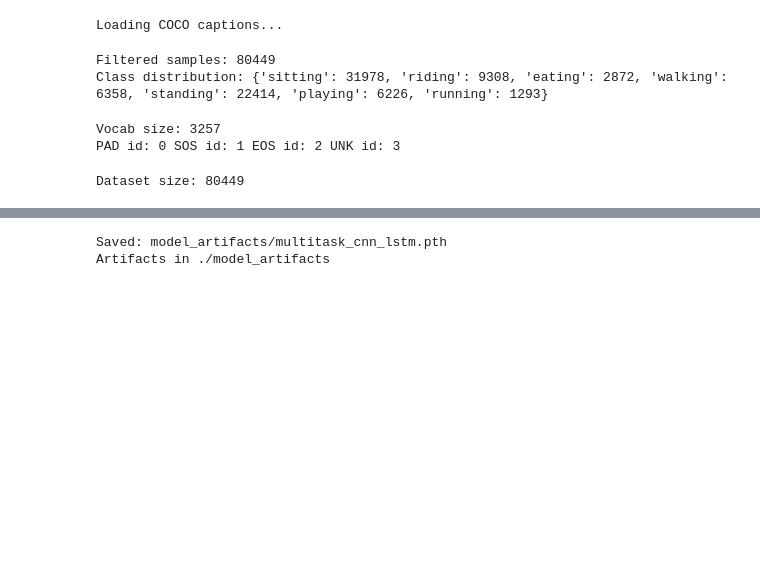
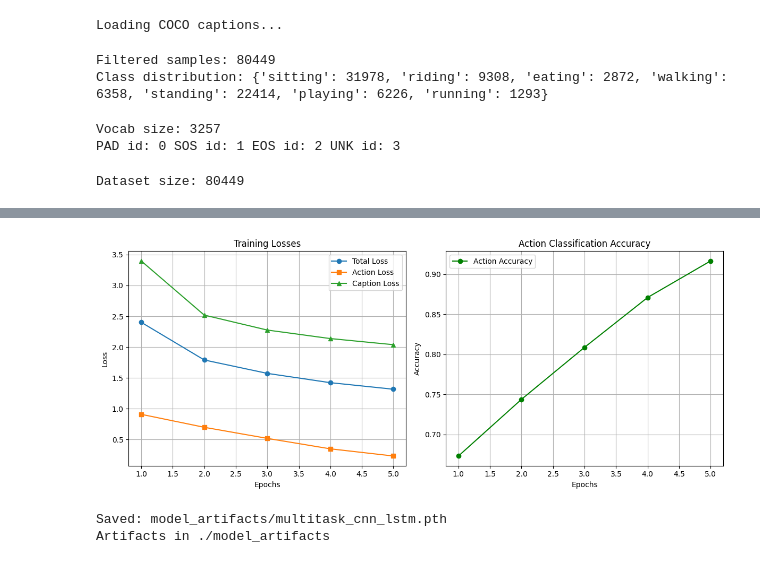
Before and after one commit to QaziTehmas/action-recognition_DL_A03, a Jupyter notebook: model training and testing/assignment3.ipynb, the cells around one changed output, grey strips where cells are left out. Saved outputs shown, nothing was run; the diff lists cells and outputs as text; code cells hidden in the pictures; blank space fills up the shorter version.

```diff
--- a/model training and testing/assignment3.ipynb
+++ b/model training and testing/assignment3.ipynb
@@ -274,6 +273,11 @@ class MultiTaskModel(nn.Module):
         return action_logits, caption_logits
 
 model = MultiTaskModel(num_actions=len(ACTION_CLASSES), vocab_size=VOCAB_SIZE, embed_dim=EMBED_DIM, hidden_dim=HIDDEN_DIM, num_layers=NUM_LSTM_LAYERS, pad_id=vocab.pad_id)
+
+if torch.cuda.device_count() > 1:
+    print(f"Using {torch.cuda.device_count()} GPUs")
+    model = nn.DataParallel(model)
+
 model = model.to(device)
 print(model.__class__.__name__, "initialized")
 # %% [output]
@@ -326,3 +367,34 @@ Epoch 5: Total 1.2918 | Action 0.1966 | Caption 2.0219
+# %%
+# Plot training metrics
+import matplotlib.pyplot as plt
+
+epochs = range(1, len(history["total_loss"]) + 1)
+plt.figure(figsize=(12, 5))
+
+# Plot Losses
+plt.subplot(1, 2, 1)
+plt.plot(epochs, history["total_loss"], label='Total Loss', marker='o')
+plt.plot(epochs, history["action_loss"], label='Action Loss', marker='s')
+plt.plot(epochs, history["caption_loss"], label='Caption Loss', marker='^')
+plt.title('Training Losses')
+plt.xlabel('Epochs')
+plt.ylabel('Loss')
+plt.legend()
+plt.grid(True)
+
+# Plot Accuracy
+plt.subplot(1, 2, 2)
+plt.plot(epochs, history["action_acc"], label='Action Accuracy', color='green', marker='o')
+plt.title('Action Classification Accuracy')
+plt.xlabel('Epochs')
+plt.ylabel('Accuracy')
+plt.legend()
+plt.grid(True)
+
+plt.tight_layout()
+plt.show()
+# %% [output]
+[figure, added]
 # %%
 # Save model weights, vocabulary, and action labels
 os.makedirs("model_artifacts", exist_ok=True)
```
Also changed, not shown: parts of 6 cells of this notebook.
